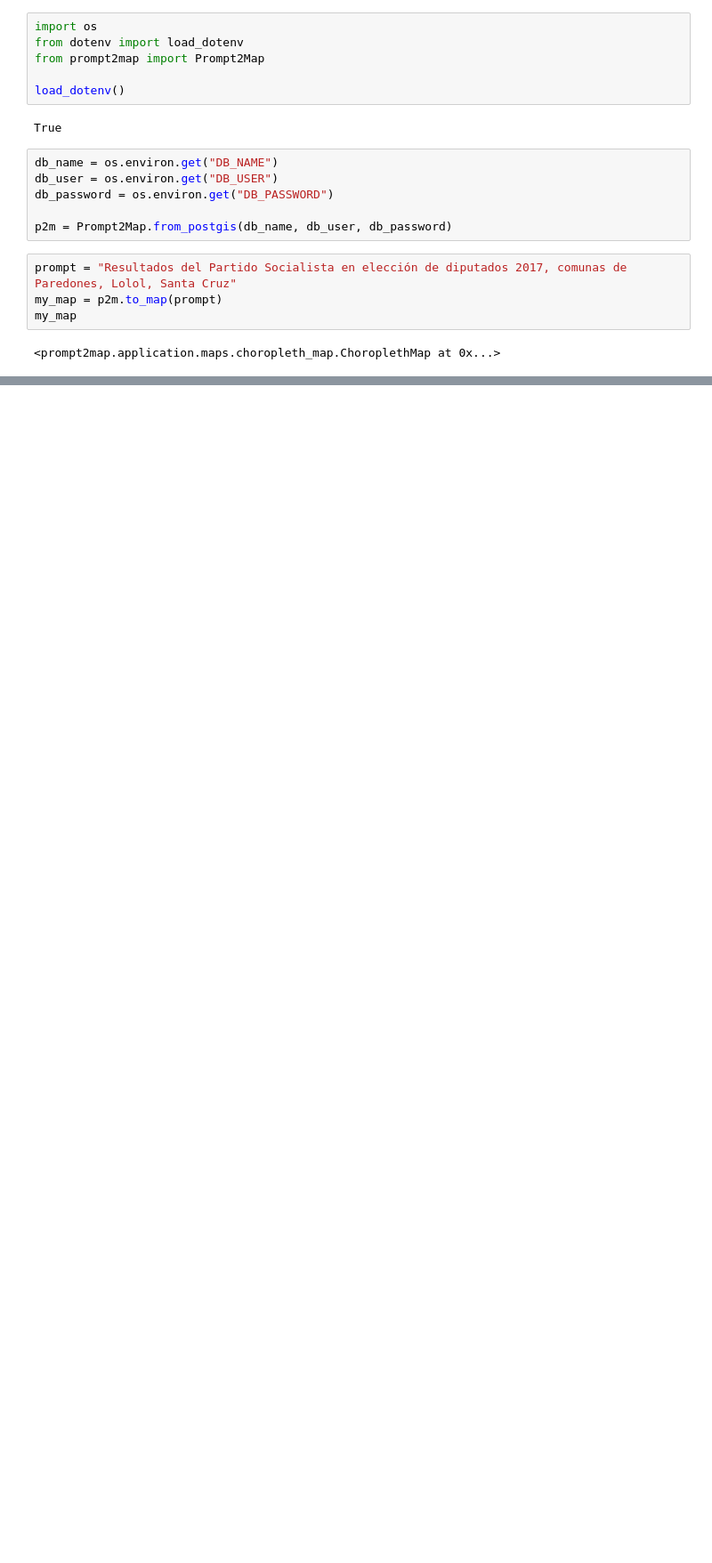
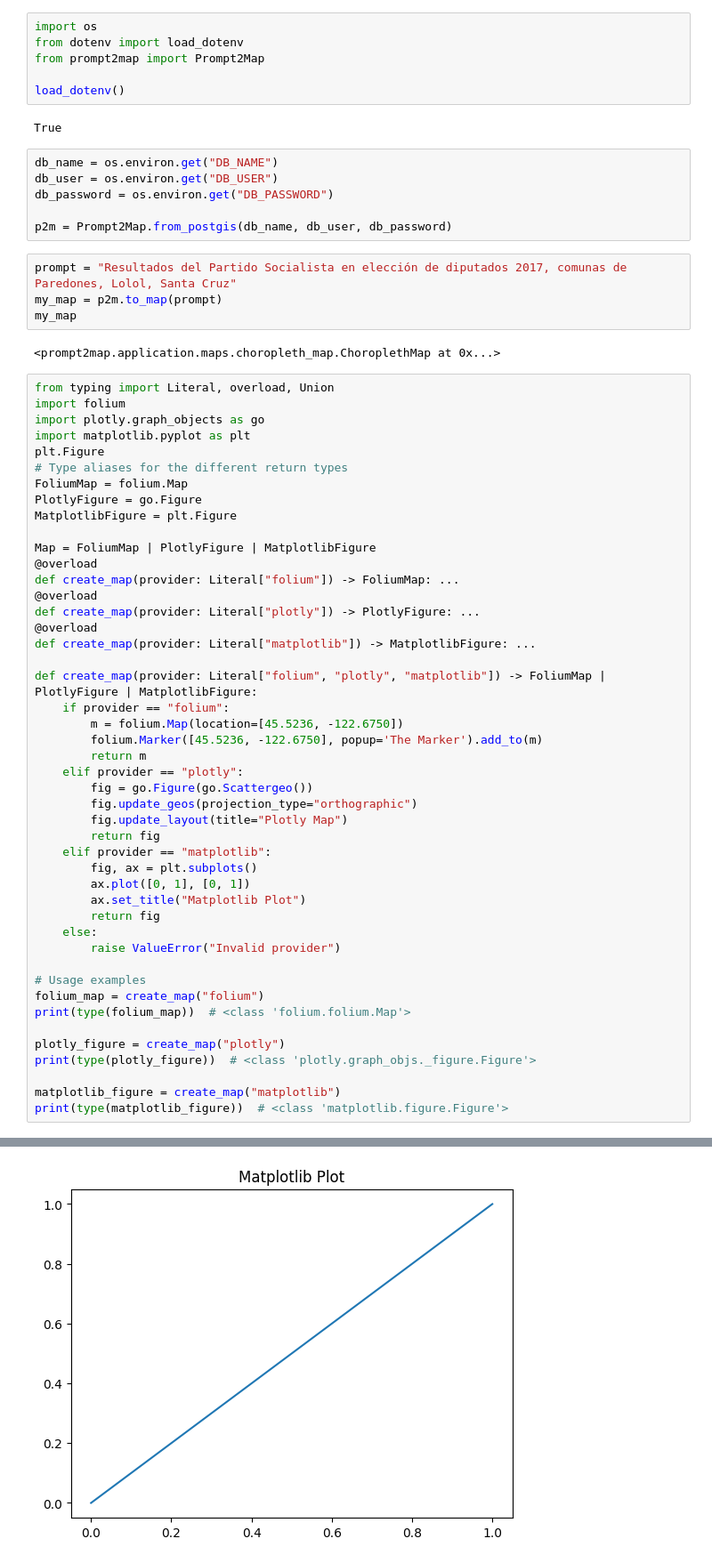
Before and after one commit to josemcorderoc/prompt2map, a Jupyter notebook: examples/01_getting_started.ipynb, the cells around one changed output, grey strips where cells are left out. Shown at 89% size. Drawn from its saved outputs; the diff is of its cells as text; blank space fills up the shorter version.

Commit message:
feat: Map types as union of supported map providers

```diff
--- a/examples/01_getting_started.ipynb
+++ b/examples/01_getting_started.ipynb
@@ -18,3 +18,50 @@ my_map = p2m.to_map(prompt)
 my_map
 # %% [output]
 <prompt2map.application.maps.choropleth_map.ChoroplethMap at 0x...>
+# %%
+from typing import Literal, overload, Union
+import folium
+import plotly.graph_objects as go
+import matplotlib.pyplot as plt
+plt.Figure
+# Type aliases for the different return types
+FoliumMap = folium.Map
+PlotlyFigure = go.Figure
+MatplotlibFigure = plt.Figure
+
+Map = FoliumMap | PlotlyFigure | MatplotlibFigure
+@overload
+def create_map(provider: Literal["folium"]) -> FoliumMap: ...
+@overload
+def create_map(provider: Literal["plotly"]) -> PlotlyFigure: ...
+@overload
+def create_map(provider: Literal["matplotlib"]) -> MatplotlibFigure: ...
+
+def create_map(provider: Literal["folium", "plotly", "matplotlib"]) -> FoliumMap | PlotlyFigure | MatplotlibFigure:
+    if provider == "folium":
+        m = folium.Map(location=[45.5236, -122.6750])
+        folium.Marker([45.5236, -122.6750], popup='The Marker').add_to(m)
+        return m
+    elif provider == "plotly":
+        fig = go.Figure(go.Scattergeo())
+        fig.update_geos(projection_type="orthographic")
+        fig.update_layout(title="Plotly Map")
+        return fig
+    elif provider == "matplotlib":
+        fig, ax = plt.subplots()
+        ax.plot([0, 1], [0, 1])
+        ax.set_title("Matplotlib Plot")
+        return fig
+    else:
+        raise ValueError("Invalid provider")
+
+# Usage examples
+folium_map = create_map("folium")
+print(type(folium_map))  # <class 'folium.folium.Map'>
+
+plotly_figure = create_map("plotly")
+print(type(plotly_figure))  # <class 'plotly.graph_objs._figure.Figure'>
+
+matplotlib_figure = create_map("matplotlib")
+print(type(matplotlib_figure))  # <class 'matplotlib.figure.Figure'>
+# %% [output]
@@ -20,0 +71 @@ my_map
+[figure, added]
```
Also changed, not shown: parts of 2 cells of this notebook, 6 other files.
